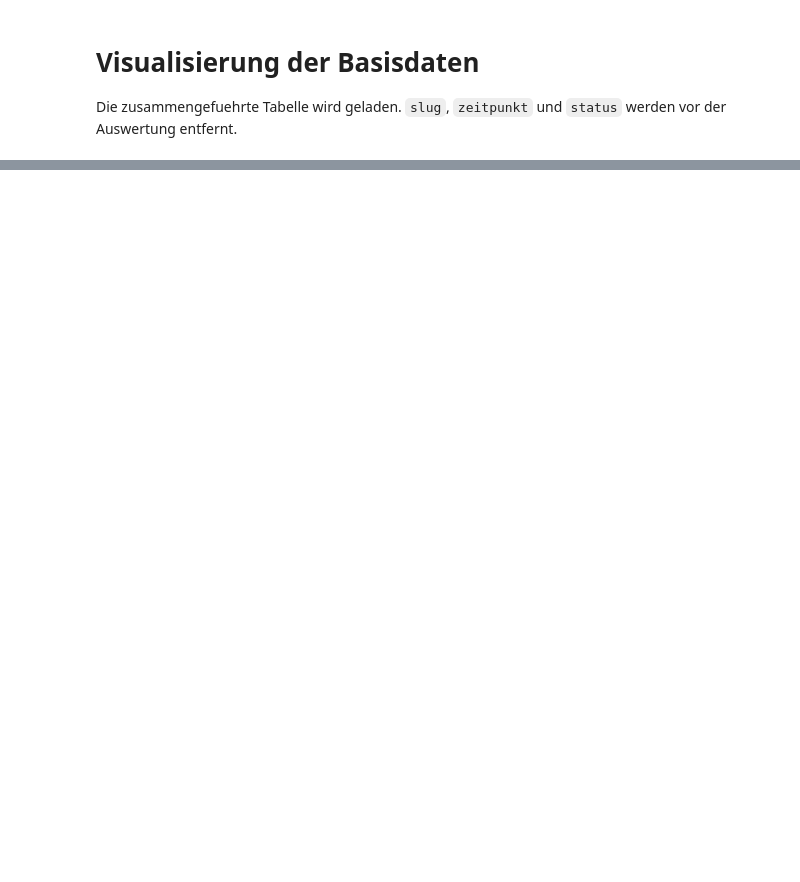
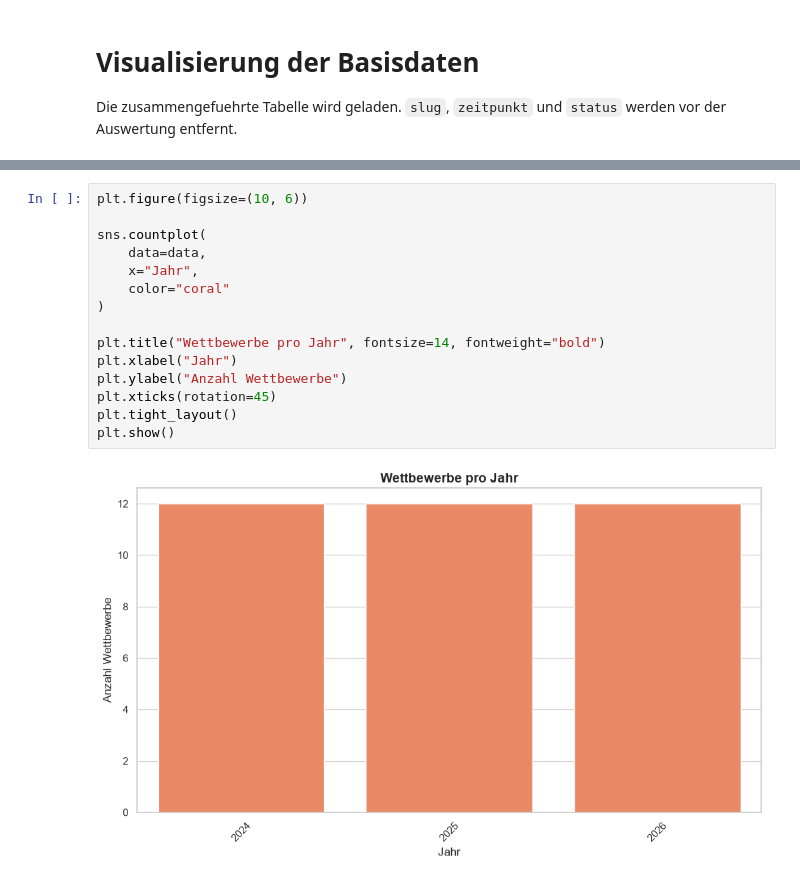
Before and after one commit to tobiasewald/ProjectBIWise26, a Jupyter notebook: notebooks/datafeatures_visualized.ipynb, the cells around one changed output, grey strips where cells are left out. Cells and saved outputs as stored; diff of their text form; blank space fills up the shorter version.

```diff
--- a/notebooks/datafeatures_visualized.ipynb
+++ b/notebooks/datafeatures_visualized.ipynb
@@ -98,0 +78,17 @@ plt.show()
+# %%
+plt.figure(figsize=(10, 6))
+
+sns.countplot(
+    data=data,
+    x="Jahr",
+    color="coral"
+)
+
+plt.title("Wettbewerbe pro Jahr", fontsize=14, fontweight="bold")
+plt.xlabel("Jahr")
+plt.ylabel("Anzahl Wettbewerbe")
+plt.xticks(rotation=45)
+plt.tight_layout()
+plt.show()
+# %% [output]
+[figure, added]
```
Also changed, not shown: parts of 8 cells of this notebook.
